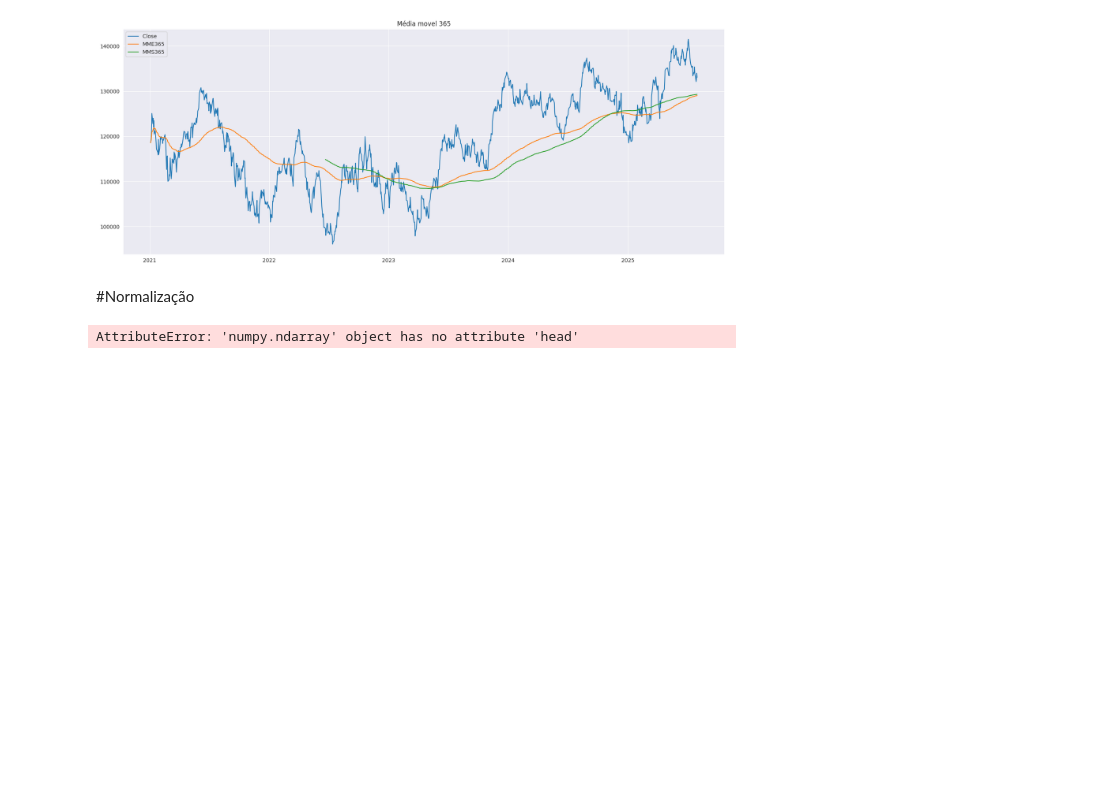
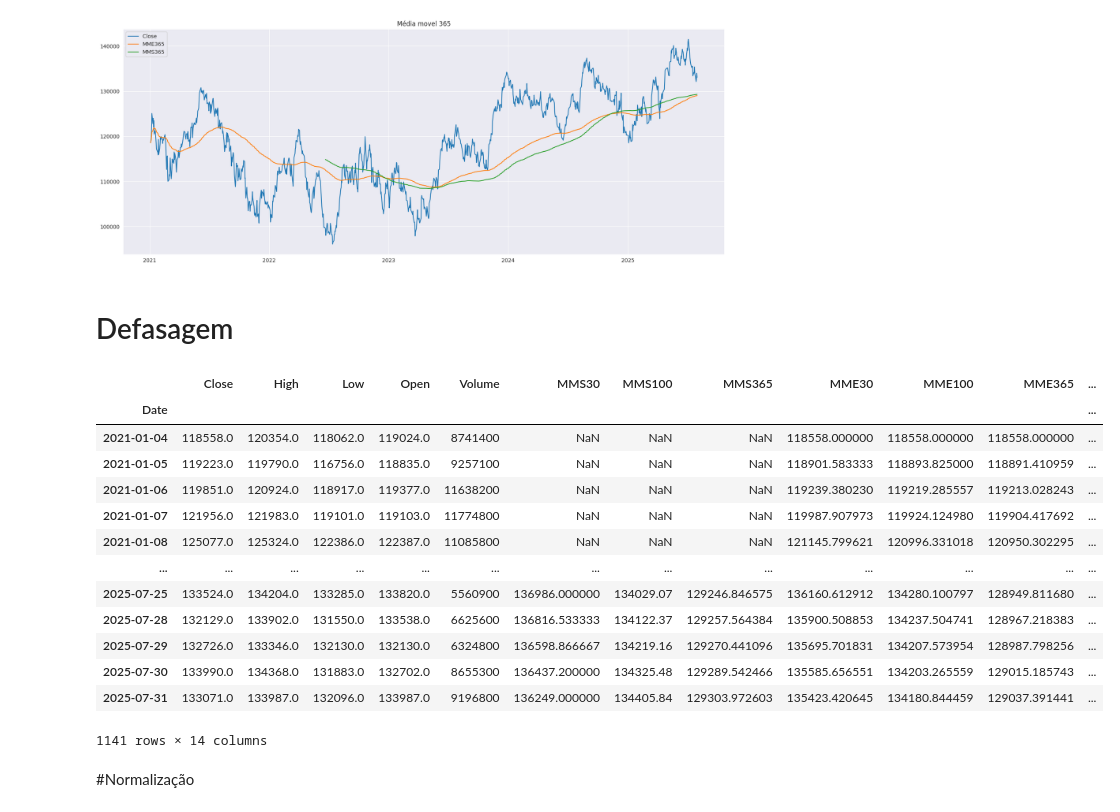
Before and after one commit to eldercamposds/Financas, a Jupyter notebook: drive/MyDrive/Colab Notebooks/Regressão /BOVESPA_REGRESSAO.ipynb, the cells around one changed output. Drawn from its saved outputs; the diff is of its cells as text; code cells hidden in the pictures; blank space fills up the shorter version.

Commit message:
defasagem

```diff
--- a/drive/MyDrive/Colab Notebooks/Regressão /BOVESPA_REGRESSAO.ipynb
+++ b/drive/MyDrive/Colab Notebooks/Regressão /BOVESPA_REGRESSAO.ipynb
@@ -242,6 +242,29 @@ plt.legend()
 plt.show()
 # %% [output]
 [figure]
+# %% [markdown]
+# Defasagem
+# %%
+bov["lag1"] = data["Close"].shift(1)
+bov["lag2"] = data["Close"].shift(2)
+bov["lag3"] = data["Close"].shift(3)
+# %%
+bov
+# %% [output]
+|  | Close | High | Low | Open | Volume | MMS30 | MMS100 | MMS365 | MME30 | MME100 | MME365 | ... |
+| Date |  |  |  |  |  |  |  |  |  |  |  | ... |
+| 2021-01-04 | 118558.0 | 120354.0 | 118062.0 | 119024.0 | 8741400 | NaN | NaN | NaN | 118558.000000 | 118558.000000 | 118558.000000 | ... |
+| 2021-01-05 | 119223.0 | 119790.0 | 116756.0 | 118835.0 | 9257100 | NaN | NaN | NaN | 118901.583333 | 118893.825000 | 118891.410959 | ... |
+| 2021-01-06 | 119851.0 | 120924.0 | 118917.0 | 119377.0 | 11638200 | NaN | NaN | NaN | 119239.380230 | 119219.285557 | 119213.028243 | ... |
+| 2021-01-07 | 121956.0 | 121983.0 | 119101.0 | 119103.0 | 11774800 | NaN | NaN | NaN | 119987.907973 | 119924.124980 | 119904.417692 | ... |
+| 2021-01-08 | 125077.0 | 125324.0 | 122386.0 | 122387.0 | 11085800 | NaN | NaN | NaN | 121145.799621 | 120996.331018 | 120950.302295 | ... |
+| ... | ... | ... | ... | ... | ... | ... | ... | ... | ... | ... | ... | ... |
+| 2025-07-25 | 133524.0 | 134204.0 | 133285.0 | 133820.0 | 5560900 | 136986.000000 | 134029.07 | 129246.846575 | 136160.612912 | 134280.100797 | 128949.811680 | ... |
+| 2025-07-28 | 132129.0 | 133902.0 | 131550.0 | 133538.0 | 6625600 | 136816.533333 | 134122.37 | 129257.564384 | 135900.508853 | 134237.504741 | 128967.218383 | ... |
+| 2025-07-29 | 132726.0 | 133346.0 | 132130.0 | 132130.0 | 6324800 | 136598.866667 | 134219.16 | 129270.441096 | 135695.701831 | 134207.573954 | 128987.798256 | ... |
+| 2025-07-30 | 133990.0 | 134368.0 | 131883.0 | 132702.0 | 8655300 | 136437.200000 | 134325.48 | 129289.542466 | 135585.656551 | 134203.265559 | 129015.185743 | ... |
+| 2025-07-31 | 133071.0 | 133987.0 | 132096.0 | 133987.0 | 9196800 | 136249.000000 | 134405.84 | 129303.972603 | 135423.420645 | 134180.844459 | 129037.391441 | ... |
+1141 rows × 14 columns
 # %% [markdown]
 #Normalização
 # %%
@@ -250,7 +273,3 @@ plt.show()
 scaler = MinMaxScaler()
 # %%
 bov_normalizado = scaler.fit_transform(bov)
-# %%
-printbov_normalizado
-# %% [output]
-AttributeError: 'numpy.ndarray' object has no attribute 'head'
```
Also changed, not shown: parts of 1 cell of this notebook.
